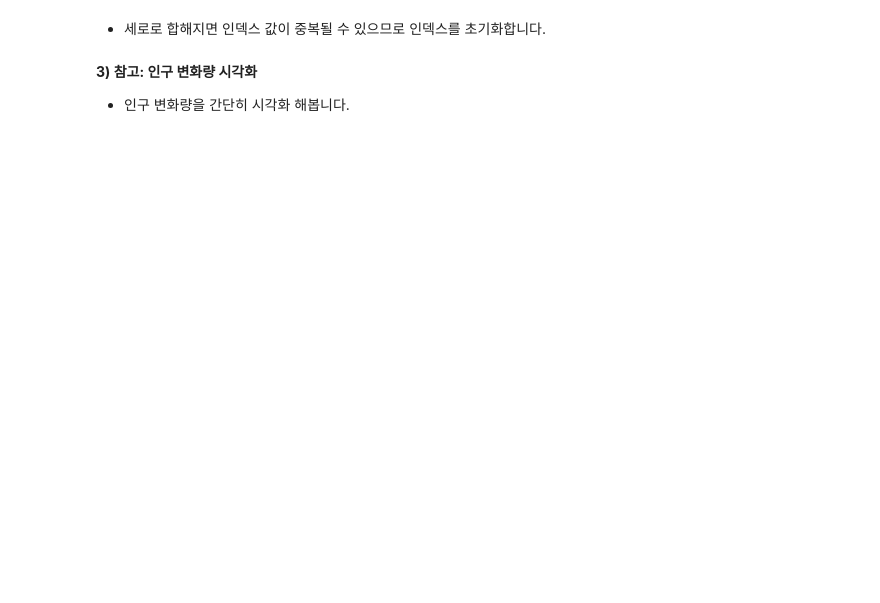
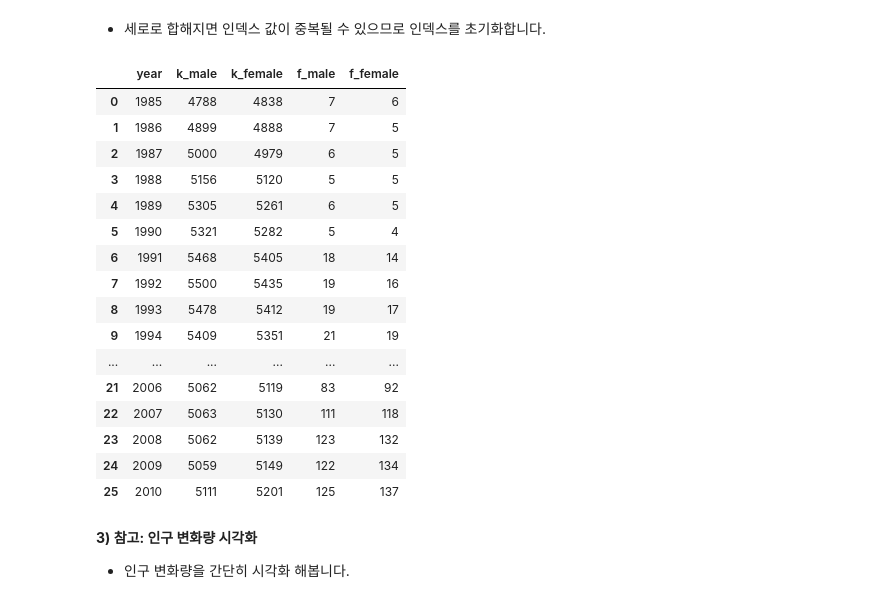
Before and after one commit to yangjung-woo/KT-Workspace, a Jupyter notebook: KT_AIVLE_DX_Regular_course/Week1/DX_데이터 다듬기_실습자료/08 - 판다스 데이터프레임 변경 (3).ipynb, the cells around one changed output. Saved outputs shown, nothing was run; the diff lists cells and outputs as text; code cells hidden in the pictures; blank space fills up the shorter version.

```diff
--- a/KT_AIVLE_DX_Regular_course/Week1/DX_데이터 다듬기_실습자료/08 - 판다스 데이터프레임 변경 (3).ipynb
+++ b/KT_AIVLE_DX_Regular_course/Week1/DX_데이터 다듬기_실습자료/08 - 판다스 데이터프레임 변경 (3).ipynb
@@ -91,10 +195,28 @@ pop
 - 세로로 합해지면 인덱스 값이 중복될 수 있으므로 인덱스를 초기화합니다.
 # %%
 # 인덱스 초기화
-
+pop.reset_index(drop=True , inplace = True)
 
 # 확인
 pop
+# %% [output]
+|  | year | k_male | k_female | f_male | f_female |
+| 0 | 1985 | 4788 | 4838 | 7 | 6 |
+| 1 | 1986 | 4899 | 4888 | 7 | 5 |
+| 2 | 1987 | 5000 | 4979 | 6 | 5 |
+| 3 | 1988 | 5156 | 5120 | 5 | 5 |
+| 4 | 1989 | 5305 | 5261 | 6 | 5 |
+| 5 | 1990 | 5321 | 5282 | 5 | 4 |
+| 6 | 1991 | 5468 | 5405 | 18 | 14 |
+| 7 | 1992 | 5500 | 5435 | 19 | 16 |
+| 8 | 1993 | 5478 | 5412 | 19 | 17 |
+| 9 | 1994 | 5409 | 5351 | 21 | 19 |
+| ... | ... | ... | ... | ... | ... |
+| 21 | 2006 | 5062 | 5119 | 83 | 92 |
+| 22 | 2007 | 5063 | 5130 | 111 | 118 |
+| 23 | 2008 | 5062 | 5139 | 123 | 132 |
+| 24 | 2009 | 5059 | 5149 | 122 | 134 |
+| 25 | 2010 | 5111 | 5201 | 125 | 137 |
 # %% [markdown]
 **3) 참고: 인구 변화량 시각화**
 
```
Also changed, not shown: parts of 17 cells of this notebook, 14 other files.
